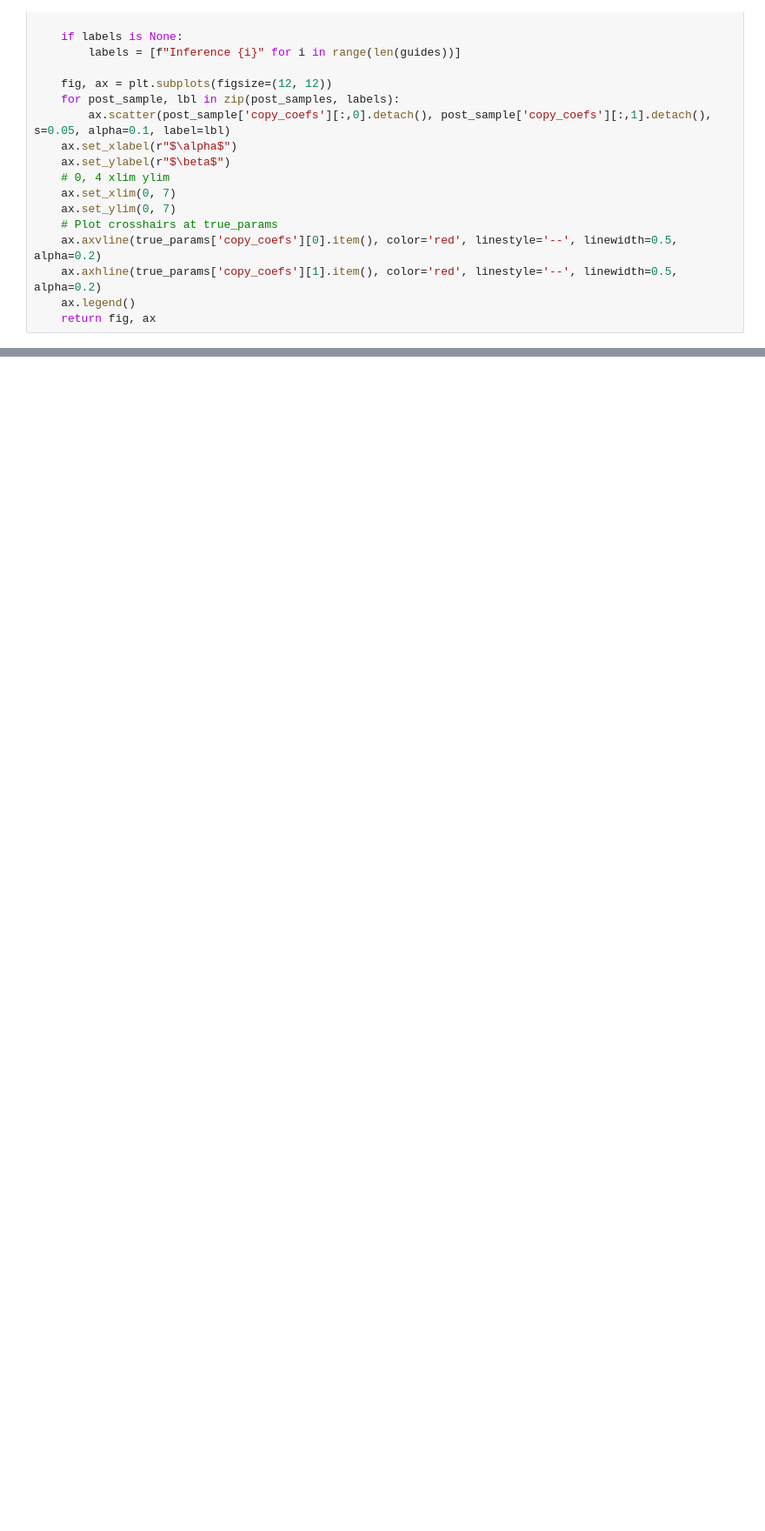
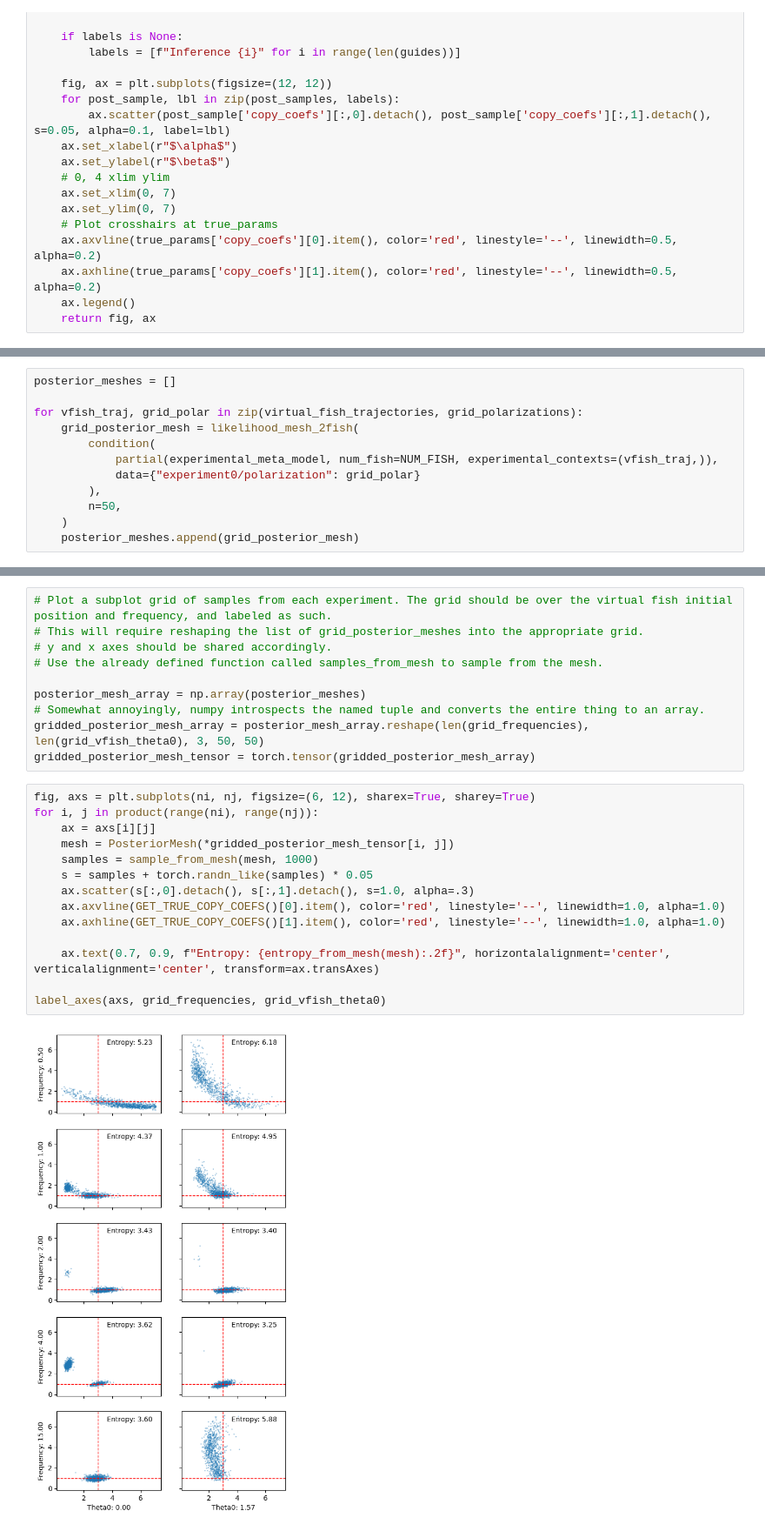
Before and after one commit to BasisResearch/chirho_diffeqpy, a Jupyter notebook: scratch/toy_fish_model2.ipynb, the cells around one changed output, grey strips where cells are left out. Shown at 87% size. Cells and saved outputs as stored; diff of their text form; blank space fills up the shorter version.

```diff
--- a/scratch/toy_fish_model2.ipynb
+++ b/scratch/toy_fish_model2.ipynb
@@ -559,0 +602,12 @@ Ellipsis
+# %%
+posterior_meshes = []
+
+for vfish_traj, grid_polar in zip(virtual_fish_trajectories, grid_polarizations):
+    grid_posterior_mesh = likelihood_mesh_2fish(
+        condition(
+            partial(experimental_meta_model, num_fish=NUM_FISH, experimental_contexts=(vfish_traj,)),
+            data={"experiment0/polarization": grid_polar}
+        ),
+        n=50,
+    )
+    posterior_meshes.append(grid_posterior_mesh)
@@ -559,0 +625,26 @@ Ellipsis
+# %%
+# Plot a subplot grid of samples from each experiment. The grid should be over the virtual fish initial position and frequency, and labeled as such.
+# This will require reshaping the list of grid_posterior_meshes into the appropriate grid.
+# y and x axes should be shared accordingly.
+# Use the already defined function called samples_from_mesh to sample from the mesh.
+
+posterior_mesh_array = np.array(posterior_meshes)
+# Somewhat annoyingly, numpy introspects the named tuple and converts the entire thing to an array.
+gridded_posterior_mesh_array = posterior_mesh_array.reshape(len(grid_frequencies), len(grid_vfish_theta0), 3, 50, 50)
+gridded_posterior_mesh_tensor = torch.tensor(gridded_posterior_mesh_array)
+# %%
+fig, axs = plt.subplots(ni, nj, figsize=(6, 12), sharex=True, sharey=True)
+for i, j in product(range(ni), range(nj)):
+    ax = axs[i][j]
+    mesh = PosteriorMesh(*gridded_posterior_mesh_tensor[i, j])
+    samples = sample_from_mesh(mesh, 1000)
+    s = samples + torch.randn_like(samples) * 0.05
+    ax.scatter(s[:,0].detach(), s[:,1].detach(), s=1.0, alpha=.3)
+    ax.axvline(GET_TRUE_COPY_COEFS()[0].item(), color='red', linestyle='--', linewidth=1.0, alpha=1.0)
+    ax.axhline(GET_TRUE_COPY_COEFS()[1].item(), color='red', linestyle='--', linewidth=1.0, alpha=1.0)
+
+    ax.text(0.7, 0.9, f"Entropy: {entropy_from_mesh(mesh):.2f}", horizontalalignment='center', verticalalignment='center', transform=ax.transAxes)
+
+label_axes(axs, grid_frequencies, grid_vfish_theta0)
+# %% [output]
+[figure, added]
```
Also changed, not shown: parts of 21 cells of this notebook.
